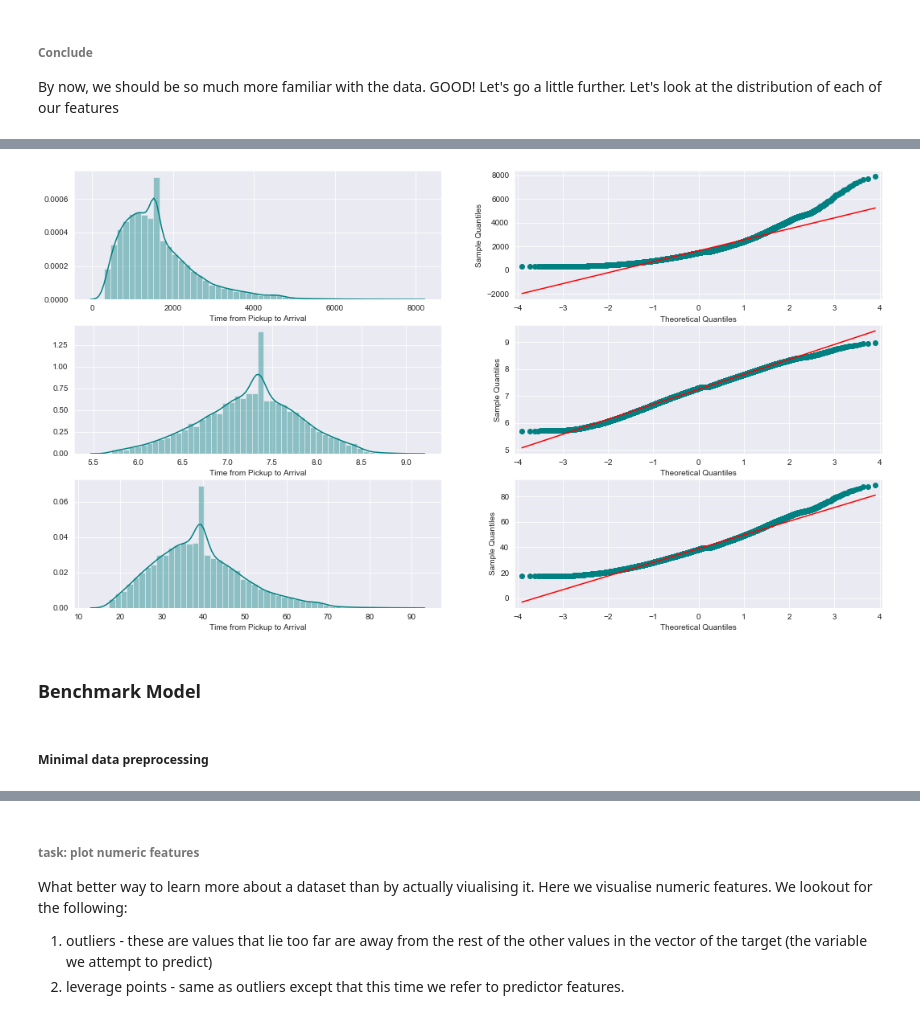
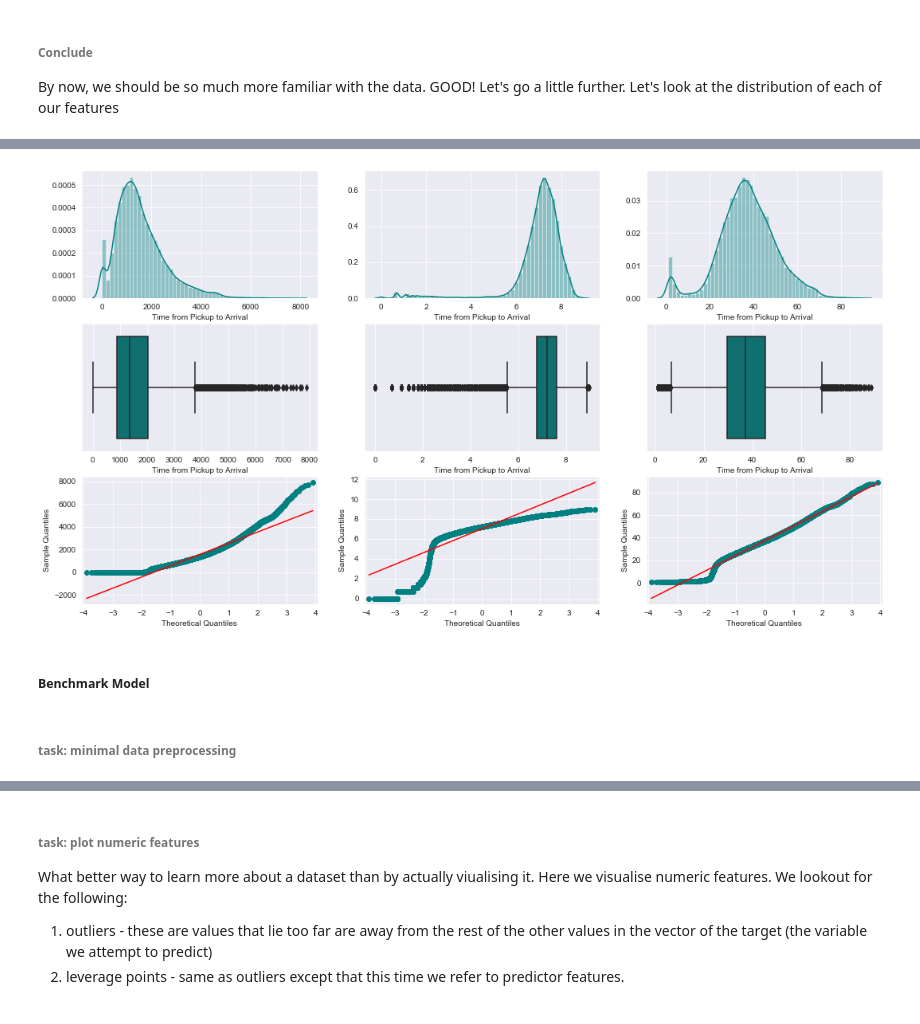
Before and after one commit to Explore-AI/regression-predict-api-template, a Jupyter notebook: predict deliverable/predict_titus.ipynb, the cells around one changed output, grey strips where cells are left out. Drawn from its saved outputs; the diff is of its cells as text; code cells hidden in the pictures.

```diff
--- a/predict deliverable/predict_titus.ipynb
+++ b/predict deliverable/predict_titus.ipynb
@@ -304,0 +344,10 @@ train_data.loc[:, target_vars].head()
+# %%
+# user function to encode factors
+def convertToCategory(df, column_names):
+
+    for column_name in column_names:
+        df['{}'.format(column_name)] = pd.Categorical(df[column_name])
+
+    return df
+train_data = convertToCategory(train_data, factor_vars)
+train_data.loc[:, factor_vars].head()
@@ -347,0 +410,4 @@ train_data.loc[:,missings_vars].head()
+# %%
+train_data['Temperature_missing'] = np.where(train_data['Temperature'].isnull(), 1, 0)
+plt.figure(figsize=(12, 8))
+sns.boxplot(data=train_data, x='Temperature_missing', y='Time from Pickup to Arrival')
@@ -370,6 +530,8 @@ Name: Time from Pickup to Arrival, Length: 21201, dtype: int64
 # %%
 target_raw = train_data.loc[:, 'Time from Pickup to Arrival'].copy()
-print(target_raw.describe())
-fig = plt.figure(figsize = (10, 6))
 
-g = sns.distplot(target_raw, color = "teal")
+mask = target_raw > 60 * 0
+target_raw = target_raw[mask]
+
+target_log_transformed = np.log(target_raw)
+target_sq_transformed = np.sqrt(target_raw)
@@ -403,2 +537,0 @@ Name: Time from Pickup to Arrival, Length: 1092, dtype: int64
-# %%
-target_raw[mask] = np.mean(target_raw)
@@ -408,17 +538,21 @@ target_sq_transformed = np.sqrt(target_raw)
 # %%
-fig, ax = plt.subplots(nrows = 3, ncols = 2, figsize = (18, 10))
+fig, ax = plt.subplots(nrows = 3, ncols = 3, figsize = (18, 10))
 
-g = sns.distplot(target_raw, color = "teal", ax = ax[0, 0])
-p = sm.qqplot(target_raw, line = 's', color = 'teal', ax = ax[0, 1])
+dist = sns.distplot(target_raw, color = "teal", ax = ax[0, 0])
+box = sns.boxplot(target_raw, color = "teal", ax = ax[1, 0], orient='h')
+qq = sm.qqplot(target_raw, line = 's', color = 'teal', ax = ax[2, 0])
 
-g1 = sns.distplot(target_log_transformed, color = "teal", ax = ax[1, 0])
-p1 = sm.qqplot(target_log_transformed, line = 's', color = 'teal', ax = ax[1, 1])
 
-g2 = sns.distplot(target_sq_transformed, color = "teal", ax = ax[2, 0])
-p2 = sm.qqplot(target_sq_transformed, line = 's', color = 'teal', ax = ax[2, 1])
+dist = sns.distplot(target_log_transformed, color = "teal", ax = ax[0, 1])
+box = sns.boxplot(target_log_transformed, color = "teal", ax = ax[1, 1], orient='h')
+qq = sm.qqplot(target_log_transformed, line = 's', color = 'teal', ax = ax[2, 1])
+
+dist = sns.distplot(target_sq_transformed, color = "teal", ax = ax[0, 2])
+box = sns.boxplot(target_sq_transformed, color = "teal", ax = ax[1, 2], orient='h')
+qq = sm.qqplot(target_sq_transformed, line = 's', color = 'teal', ax = ax[2, 2])
 # %% [output]
-[figure, old version]
+[figure, new version]
 # %% [markdown]
-### Benchmark Model
+##### Benchmark Model
 # %% [markdown]
-##### Minimal data preprocessing
+###### task: minimal data preprocessing
```
Also changed, not shown: parts of 77 cells of this notebook.
